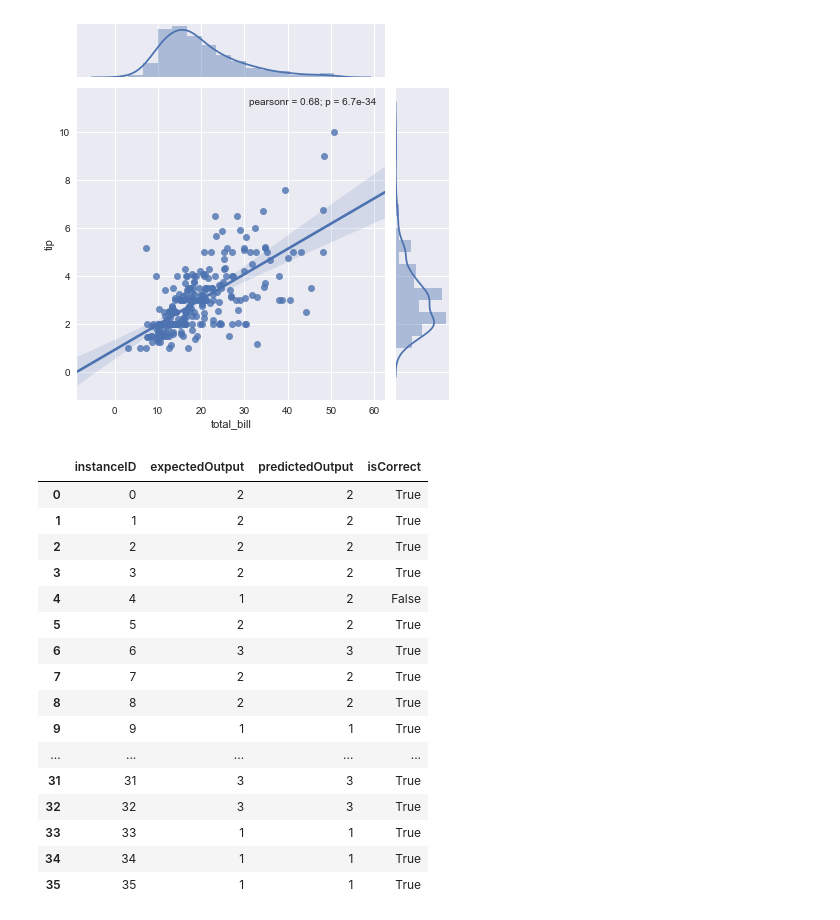
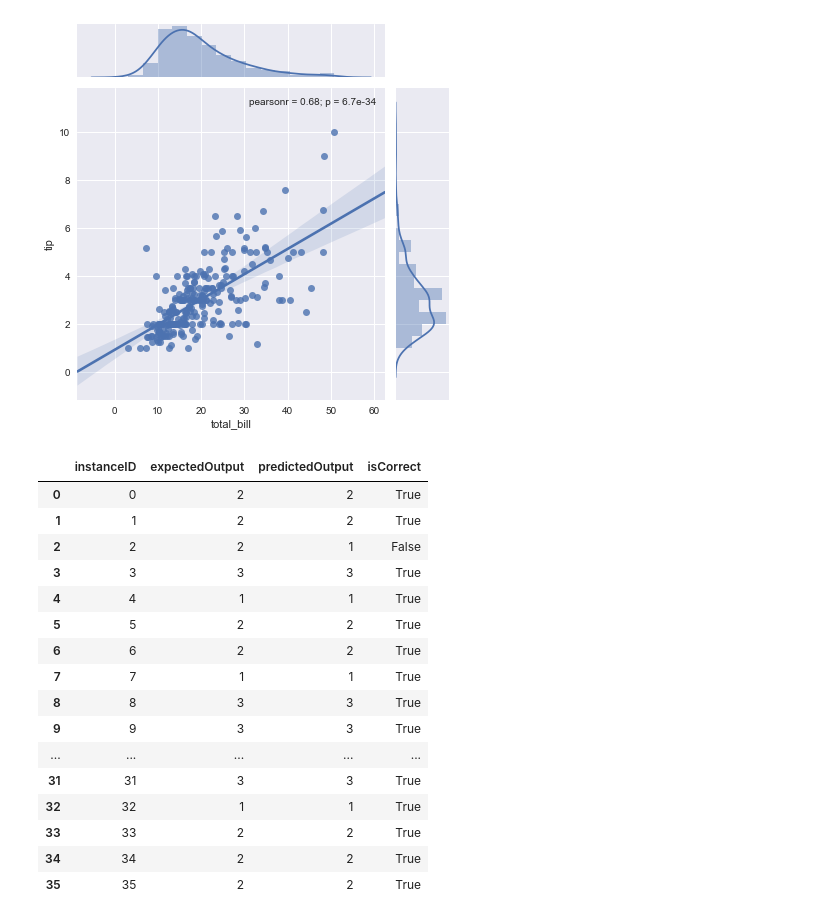
Before and after one commit to gslandtreter/pyNeuralClassifier, a Jupyter notebook: dataviz.ipynb, the cells around one changed output. Saved outputs shown, nothing was run; the diff lists cells and outputs as text; code cells hidden in the pictures.

```diff
--- a/dataviz.ipynb
+++ b/dataviz.ipynb
@@ -104,21 +104,22 @@ wine_test = pd.read_csv('wine_test.csv')
 # %%
+wine_test = pd.read_csv('dataset/wine.data_test.csv')
 wine_test["isCorrect"] = wine_test.expectedOutput == wine_test.predictedOutput
 wine_test
 # %% [output]
 |  | instanceID | expectedOutput | predictedOutput | isCorrect |
 | 0 | 0 | 2 | 2 | True |
 | 1 | 1 | 2 | 2 | True |
-| 2 | 2 | 2 | 2 | True |
-| 3 | 3 | 2 | 2 | True |
-| 4 | 4 | 1 | 2 | False |
+| 2 | 2 | 2 | 1 | False |
+| 3 | 3 | 3 | 3 | True |
+| 4 | 4 | 1 | 1 | True |
 | 5 | 5 | 2 | 2 | True |
-| 6 | 6 | 3 | 3 | True |
-| 7 | 7 | 2 | 2 | True |
-| 8 | 8 | 2 | 2 | True |
-| 9 | 9 | 1 | 1 | True |
+| 6 | 6 | 2 | 2 | True |
+| 7 | 7 | 1 | 1 | True |
+| 8 | 8 | 3 | 3 | True |
+| 9 | 9 | 3 | 3 | True |
 | ... | ... | ... | ... | ... |
 | 31 | 31 | 3 | 3 | True |
-| 32 | 32 | 3 | 3 | True |
-| 33 | 33 | 1 | 1 | True |
-| 34 | 34 | 1 | 1 | True |
-| 35 | 35 | 1 | 1 | True |
+| 32 | 32 | 1 | 1 | True |
+| 33 | 33 | 2 | 2 | True |
+| 34 | 34 | 2 | 2 | True |
+| 35 | 35 | 2 | 2 | True |
```
Also changed, not shown: parts of 10 cells of this notebook.
